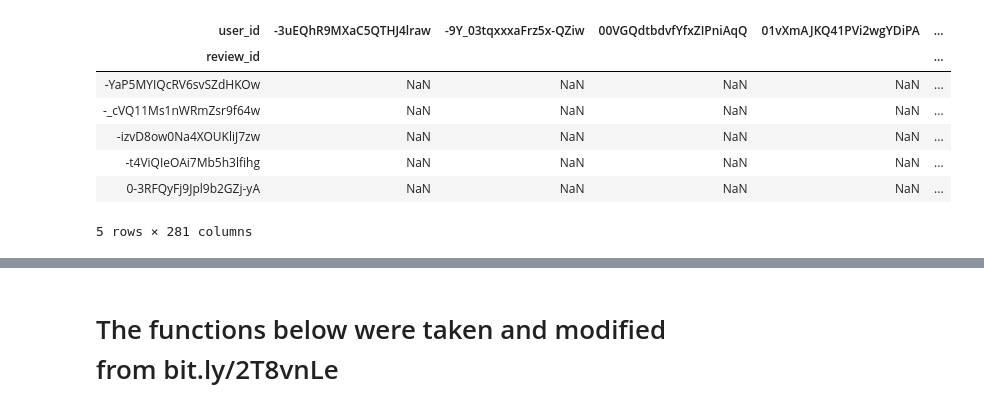
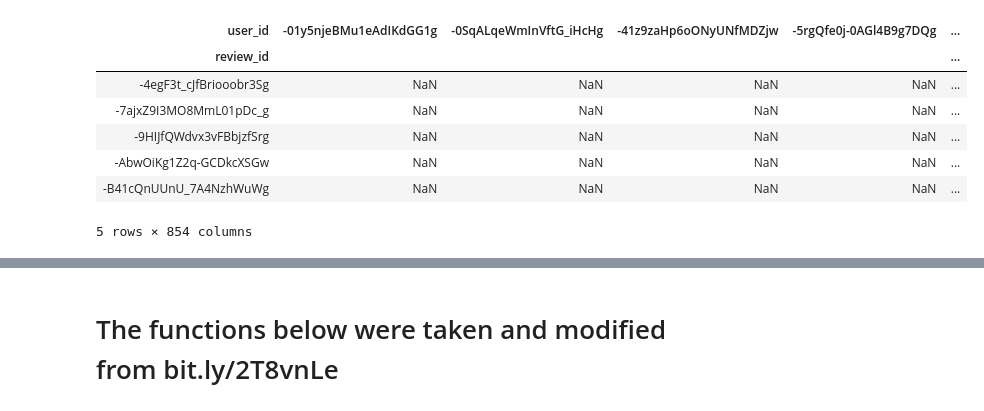
Before and after one commit to UhhBart/ci-yelp, a Jupyter notebook: Content Based Filtering.ipynb, the cells around one changed output, grey strips where cells are left out. Saved outputs shown, nothing was run; the diff lists cells and outputs as text; code cells hidden in the pictures.

```diff
--- a/Content Based Filtering.ipynb
+++ b/Content Based Filtering.ipynb
@@ -36,18 +36,18 @@ reviews_training, reviews_test = split_data(reviews, d = 0.9)
 # %%
 def pivot_ratings(df):
     return df.pivot_table(values='stars', columns='user_id', index='review_id')
 
-utility_ratings = pivot_ratings(reviews)
+utility_ratings = pivot_ratings(reviews_training)
 display(utility_ratings.head())
 # %% [output]
-| user_id | -3uEQhR9MXaC5QTHJ4lraw | -9Y_03tqxxxaFrz5x-QZiw | 00VGQdtbdvfYfxZIPniAqQ | 01vXmAJKQ41PVi2wgYDiPA | ... |
+| user_id | -01y5njeBMu1eAdIKdGG1g | -0SqALqeWmInVftG_iHcHg | -41z9zaHp6oONyUNfMDZjw | -5rgQfe0j-0AGl4B9g7DQg | ... |
 | review_id |  |  |  |  | ... |
-| -YaP5MYIQcRV6svSZdHKOw | NaN | NaN | NaN | NaN | ... |
-| -_cVQ11Ms1nWRmZsr9f64w | NaN | NaN | NaN | NaN | ... |
-| -izvD8ow0Na4XOUKliJ7zw | NaN | NaN | NaN | NaN | ... |
-| -t4ViQIeOAi7Mb5h3lfihg | NaN | NaN | NaN | NaN | ... |
-| 0-3RFQyFj9Jpl9b2GZj-yA | NaN | NaN | NaN | NaN | ... |
+| -4egF3t_cJfBriooobr3Sg | NaN | NaN | NaN | NaN | ... |
+| -7ajxZ9I3MO8MmL01pDc_g | NaN | NaN | NaN | NaN | ... |
+| -9HIJfQWdvx3vFBbjzfSrg | NaN | NaN | NaN | NaN | ... |
+| -AbwOiKg1Z2q-GCDkcXSGw | NaN | NaN | NaN | NaN | ... |
+| -B41cQnUUnU_7A4NzhWuWg | NaN | NaN | NaN | NaN | ... |
-5 rows × 281 columns
+5 rows × 854 columns
 # %%
 display(reviews_training.head())
 display(businesses.head())
```
Also changed, not shown: parts of 5 cells of this notebook, 1 other file.
